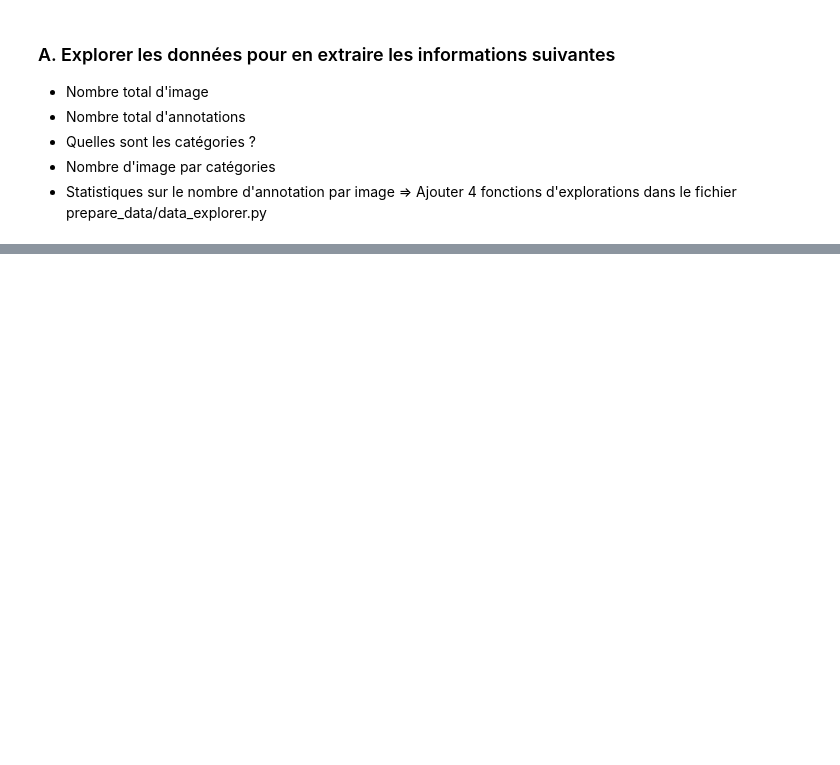
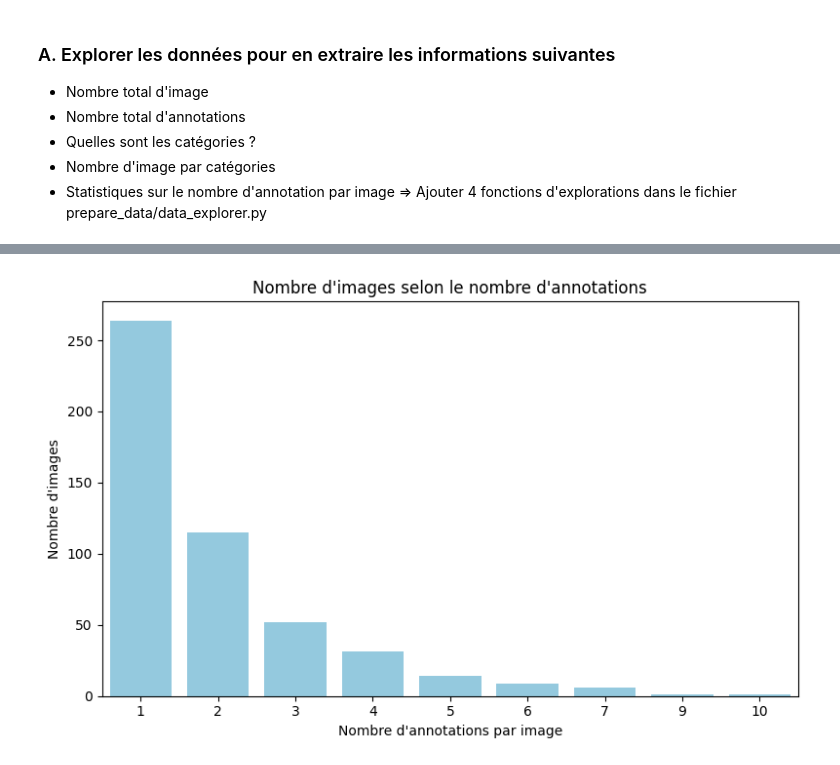
Before and after one commit to GaetanCSimplon/wildfire_detection, a Jupyter notebook: prepare_data/exploration.ipynb, the cells around one changed output, grey strips where cells are left out. Cells and saved outputs as stored; diff of their text form; code cells hidden in the pictures; blank space fills up the shorter version.

```diff
--- a/prepare_data/exploration.ipynb
+++ b/prepare_data/exploration.ipynb
@@ -98,0 +203,6 @@ Index(['id_ann', 'image_id', 'bbox', 'area', 'segmentation', 'iscrowd',
+# %%
+# Graphique du nombre d'annotations par image
+
+plot_ann_per_image(df)
+# %% [output]
+[figure, added]
```
Also changed, not shown: parts of 5 cells of this notebook, 1 other file.
